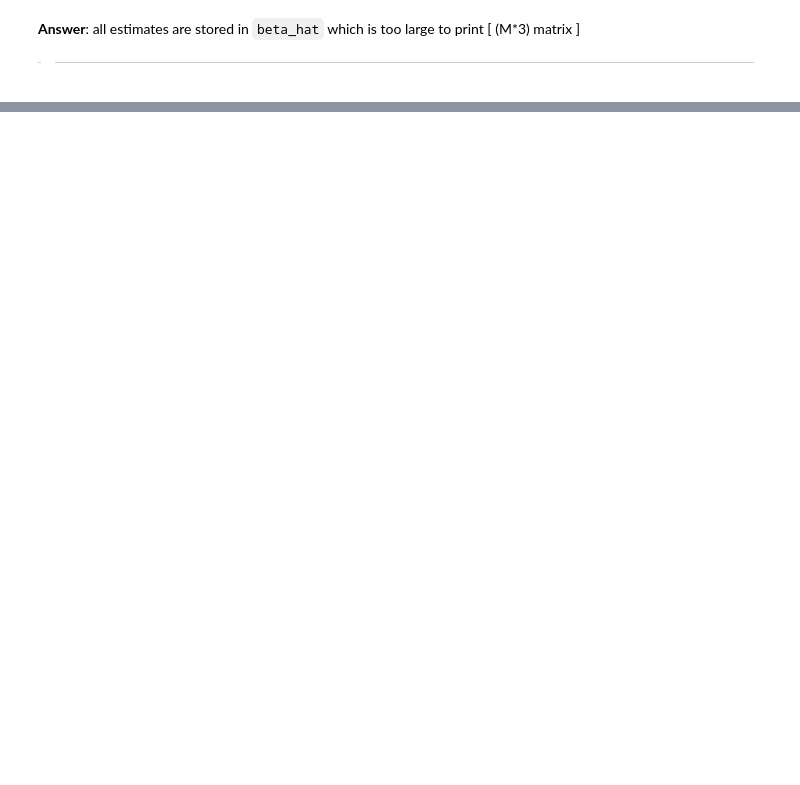
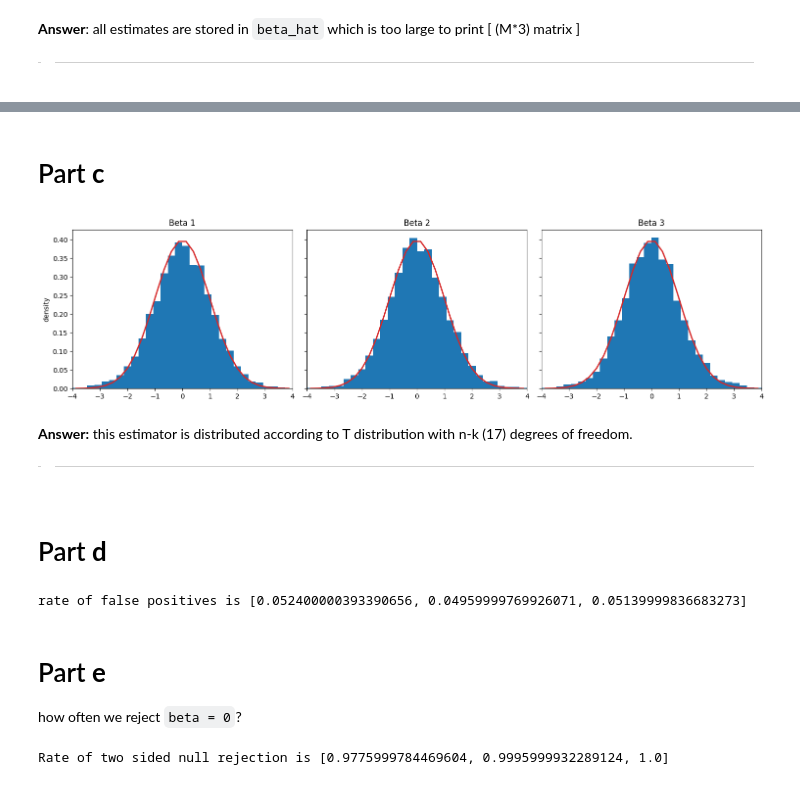
Before and after one commit to Nurdaylight/A-Karpathy-repl, a Jupyter notebook: PS3/Ps3.ipynb, the cells around one changed output, grey strips where cells are left out. Cells and saved outputs as stored; diff of their text form; code cells hidden in the pictures; blank space fills up the shorter version.

```diff
--- a/PS3/Ps3.ipynb
+++ b/PS3/Ps3.ipynb
@@ -89,0 +91,53 @@ torch.Size([1, 100000, 1])
+# %% [markdown]
+# Part **c**
+# %%
+#F
+error_hat= Y.view(M,n,1) - (X@beta_hat)
+var=error_hat.transpose(1,2)@error_hat /(n-3)
+se_hat=torch.sqrt(var.squeeze(-1)   * XtX_inv_diag)
+t=diff /se_hat
+# %%
+t_cpu = t.cpu()
+
+
+
+fig, axes = plt.subplots(1, 3, figsize=(15, 4), sharey=True)
+
+for k, ax in enumerate(axes):
+    counts = torch.histc(t_cpu[:, k], bins=30, min=-4.0, max=4.0)  # counts per bin
+    density = counts / (counts.sum() * widths)                     # convert to density
+
+    ax.bar(centers, density, width=widths, align="center")
+    ax.plot(centers, phi,color="tab:red", linewidth=2)
+    ax.set_title(f"Beta {k+1}")
+    ax.set_xlim(-4, 4)
+
+axes[0].set_ylabel("density")
+plt.tight_layout()
+plt.show()
+# %% [output]
+[figure, added]
+# %% [markdown]
+**Answer:** this estimator is distributed according to T distribution with n-k (17) degrees of freedom.
+
+> ---------------------------------------------------------------
+# %% [markdown]
+# Part **d**
+# %%
+crit=  2.110 #Analytical threshold (GOOGLED)
+false_pos = (torch.sum((t > crit) | (t < -crit), dim=0))/M
+print(f"rate of false positives is {false_pos.tolist()}")
+# %% [output]
+rate of false positives is [0.052400000393390656, 0.04959999769926071, 0.05139999836683273]
+# %% [markdown]
+# Part **e**
+
+how often we reject `beta = 0`?
+# %%
+#F
+
+t_0=beta_hat.squeeze(-1) /se_hat
+false_pos_0 = (torch.sum((t_0 > crit) | (t_0 < -crit), dim=0))/M
+print(f"Rate of two sided null rejection is {false_pos_0.tolist()}")
+# %% [output]
+Rate of two sided null rejection is [0.9775999784469604, 0.9995999932289124, 1.0]
```
Also changed, not shown: parts of 15 cells of this notebook.
